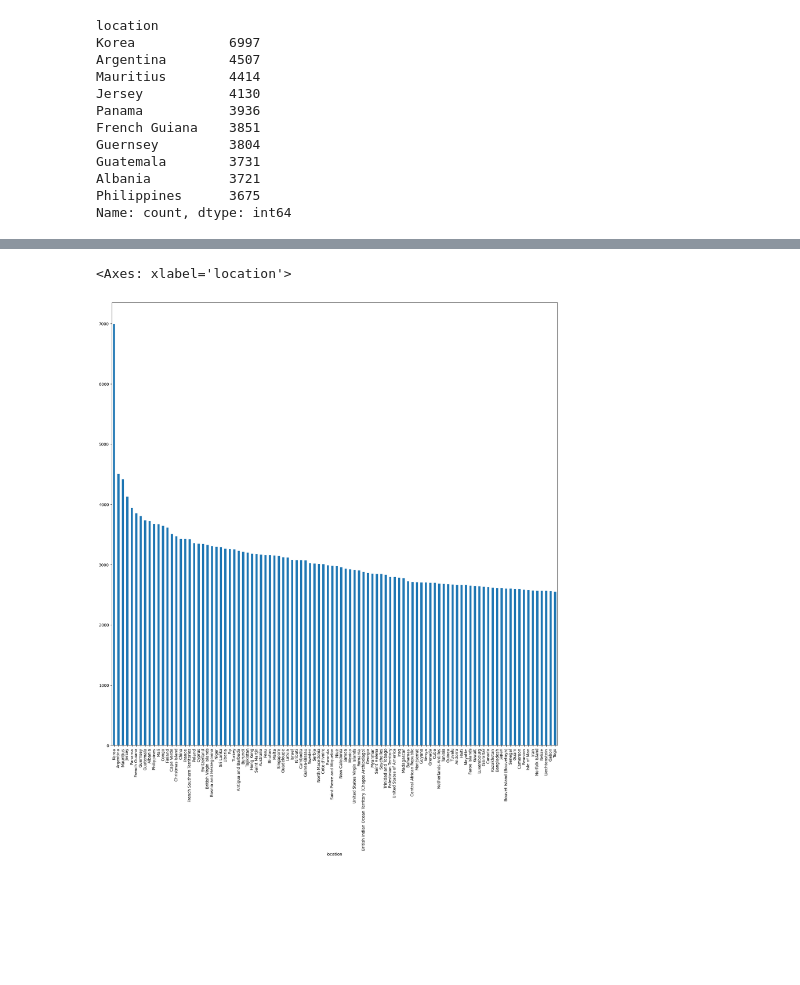
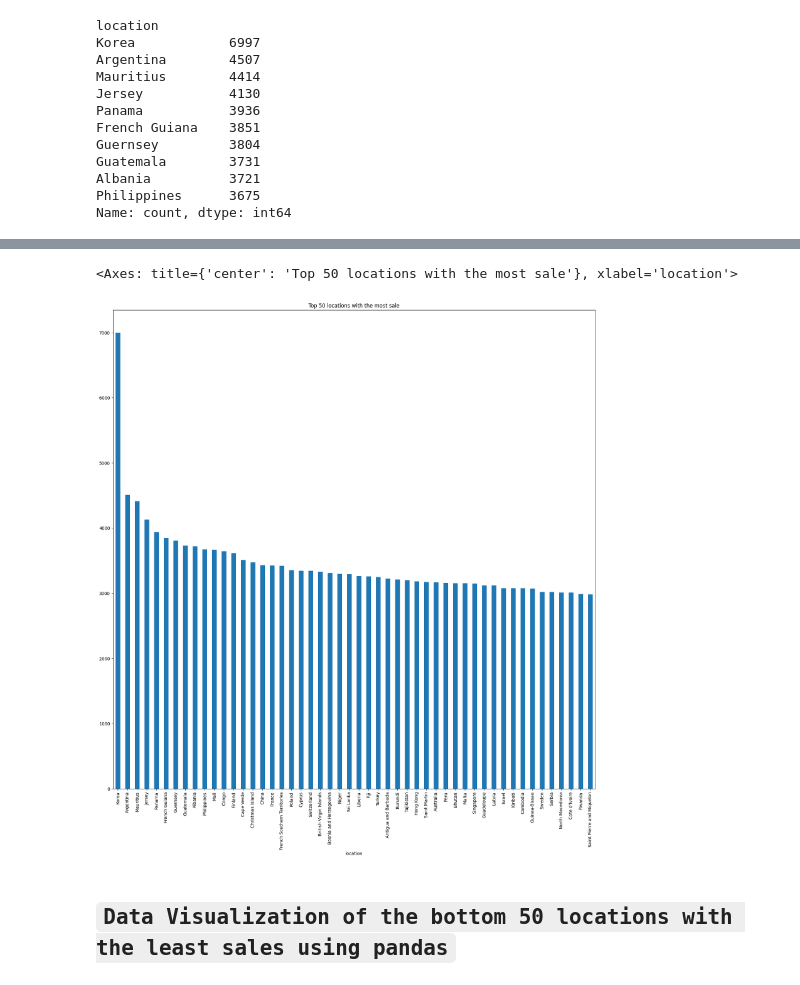
Before and after one commit to DuoDduo/AI-fellowship-module-2, a Jupyter notebook: Tasks/Task15/task_15.ipynb, the cells around one changed output, grey strips where cells are left out. Cells and saved outputs as stored; diff of their text form; code cells hidden in the pictures; blank space fills up the shorter version.

```diff
--- a/Tasks/Task15/task_15.ipynb
+++ b/Tasks/Task15/task_15.ipynb
@@ -195,6 +295,8 @@ sales.index.value_counts().tail(10).plot(kind = "bar", color = "orange", title =
 # %%
-# top 10 countries where most patronage are recieved
-sales.index.value_counts().head(100).plot(kind = 'bar',figsize = (20,20))
+# top 60 locations where most patronage are recieved
+sales.index.value_counts().head(50).plot(kind = 'bar',figsize = (20,20), title='Top 50 locations with the most sale')
 # %% [output]
-<Axes: xlabel='location'>
+<Axes: title={'center': 'Top 50 locations with the most sale'}, xlabel='location'>
-[figure, old version]
+[figure, new version]
+# %% [markdown]
+## `Data Visualization of the bottom 50 locations with the least sales using pandas`
```
Also changed, not shown: parts of 36 cells of this notebook.
